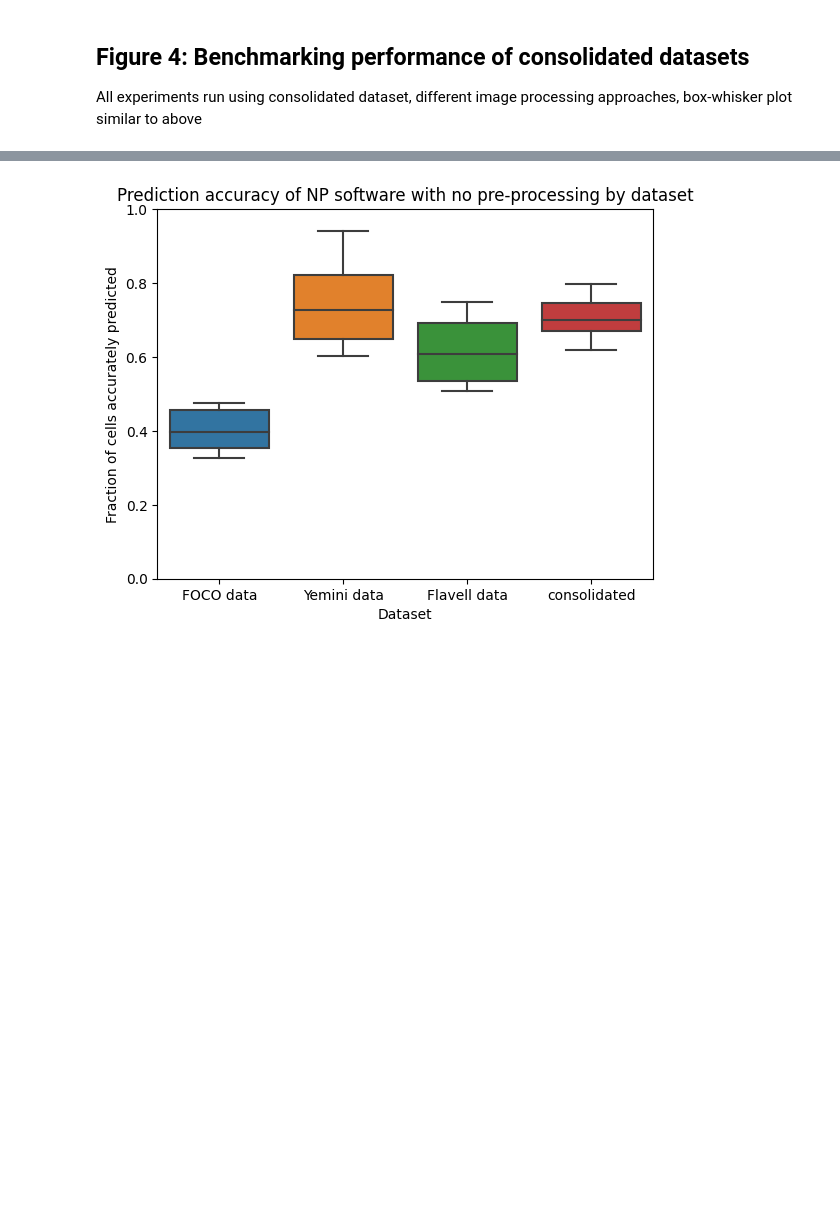
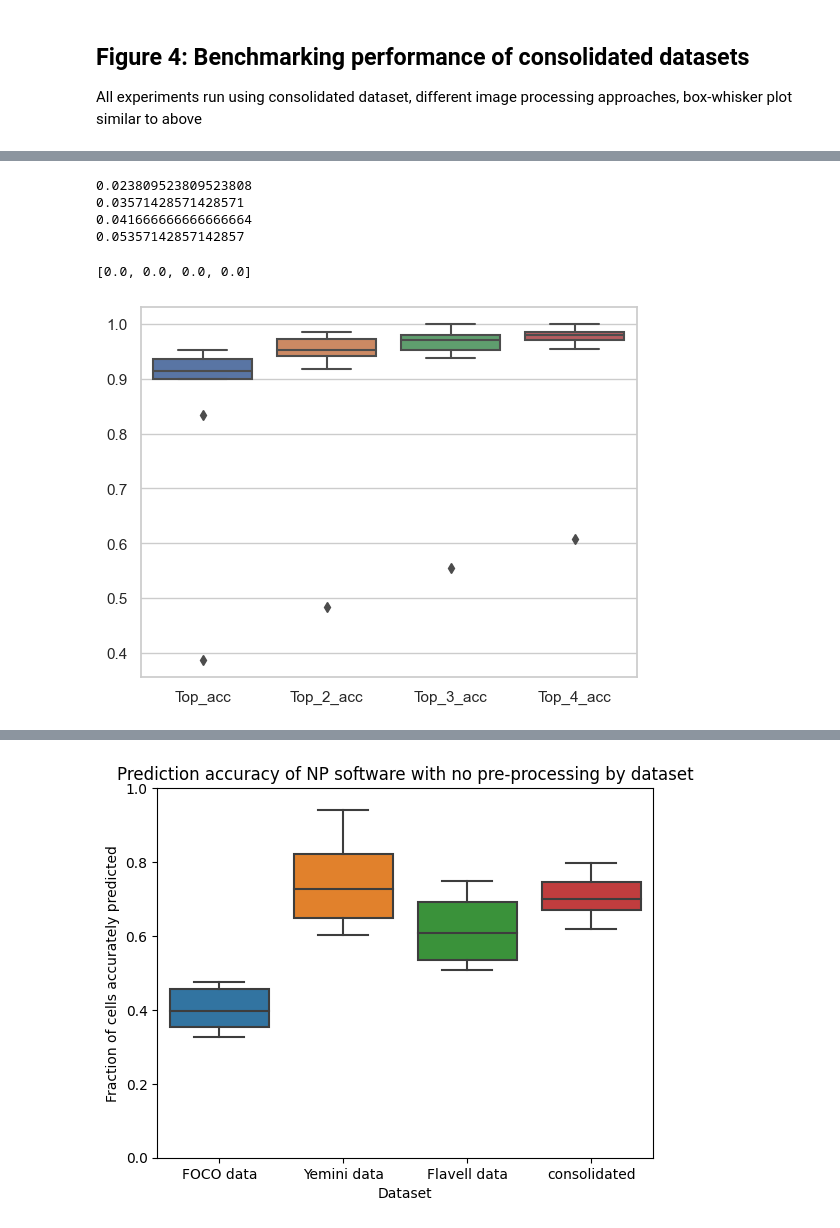
Before and after one commit to focolab/NWBelegans, a Jupyter notebook: Analysis/NWB_figures.ipynb, the cells around one changed output, grey strips where cells are left out. Saved outputs shown, nothing was run; the diff lists cells and outputs as text; code cells hidden in the pictures; blank space fills up the shorter version.

Commit message:
benchmarking code added to figures

```diff
--- a/Analysis/NWB_figures.ipynb
+++ b/Analysis/NWB_figures.ipynb
@@ -178,8 +194,3 @@ plot_num_heatmap(num_heatmap, df)
 # %% [output]
 [figure]
 [figure]
-# %%
-print(FOCO_dataset.keys())
-blobs = FOCO_dataset['20230412-20-15-17']
-IDd = blobs[blobs['ID']!='']
-print(np.asarray(IDd['ID']))
@@ -328,0 +420,55 @@ All experiments run using consolidated dataset, different image processing appro
+# %%
+IDd, per_ID, accs = get_accuracy(Yem_dataset['20190928_03'], pd.read_csv('/Users/danielysprague/foco_lab/data/Yemini_NWB_results/20190928_03.nwb.csv'))
+print(accs[0])
+print(accs[1])
+print(accs[2])
+print(accs[3])
+# %% [output]
+0.023809523809523808
+0.03571428571428571
+0.041666666666666664
+0.05357142857142857
+# %%
+gt = pd.read_csv('/Users/danielysprague/foco_lab/data/NP_paper/all/70_YApLR.csv', skiprows=7)
+gt = gt.rename(columns={'User ID':'ID'})
+autID = pd.read_csv('/Users/danielysprague/foco_lab/data/Yemini_paper_results/70_YApLR.csv')
+
+IDd, per_ID, accs = get_accuracy(gt, autID, LR=True, atlas=atlas)
+print(accs)
+# %% [output]
+[0.0, 0.0, 0.0, 0.0]
+# %%
+def plot_accuracy_paper(folder,atlas):
+
+    all_accs = None
+
+    for file in os.listdir(folder):
+
+        if file[-4:]=='.csv' and file[-7]=='a':
+            gt = pd.read_csv(folder+'/'+file, skiprows=7)
+            gt = gt.rename(columns={'User ID':'ID'})
+            autID = pd.read_csv('/Users/danielysprague/foco_lab/data/Yemini_paper_results/'+file)
+
+            IDd, per_ID, accs = get_accuracy(gt, autID, LR=True, atlas=atlas)
+
+            if all_accs is None:
+                all_accs = np.asarray(accs)
+
+            else:
+                all_accs = np.vstack((all_accs, accs))
+
+        else:
+            continue
+
+    df = pd.DataFrame(all_accs, columns=['Top_acc', 'Top_2_acc', 'Top_3_acc', 'Top_4_acc'])
+
+    sns.boxplot(data=df, orient='v')
+
+    plt.show()
+
+    return df
+
+
+df = plot_accuracy_paper('/Users/danielysprague/foco_lab/data/NP_paper/all', atlas)
+# %% [output]
+[figure, added]
```
Also changed, not shown: parts of 10 cells of this notebook.
